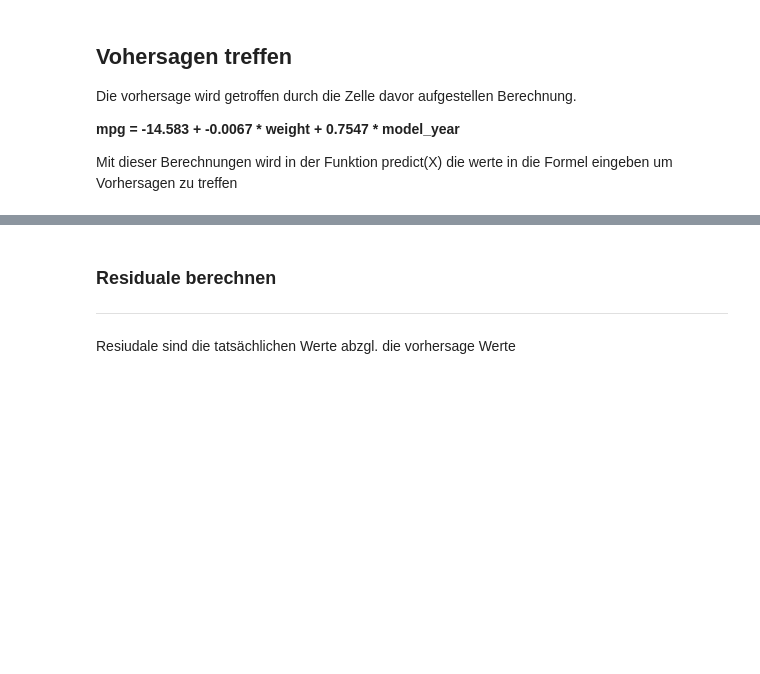
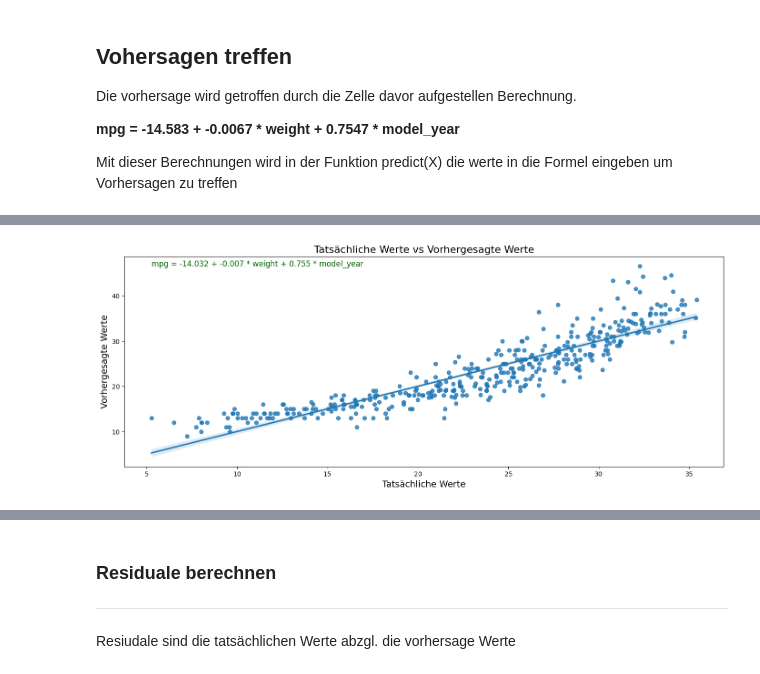
Before and after one commit to RiccardoDAndrea/Python-Crashkurs, a Jupyter notebook: Task_MLR_Python_regression.ipynb, the cells around one changed output, grey strips where cells are left out. Drawn from its saved outputs; the diff is of its cells as text; code cells hidden in the pictures; blank space fills up the shorter version.

```diff
--- a/Task_MLR_Python_regression.ipynb
+++ b/Task_MLR_Python_regression.ipynb
@@ -269,19 +375,21 @@ prediction.round(3)
 # %%
 # Scatterplot erstellen
 plt.figure(figsize=(17, 6))
 sns.regplot(x=prediction, y=y)  # s=80 macht die Punkte größer
 
 # Die Regressionsformel in die Grafik einfügen
-plt.text(x=min(prediction), y=max(y), s=formula, fontsize=12, color='darkgreen', ha='left')
+plt.text(x=min(prediction), y=max(y), s=formula, fontsize=12, color='darkgreen')
 
 # Plot-Titel und Achsenbeschriftungen
 plt.title("Tatsächliche Werte vs Vorhergesagte Werte", fontsize=16)
 plt.xlabel("Tatsächliche Werte", fontsize=14)
 plt.ylabel("Vorhergesagte Werte", fontsize=14)
 
 # Plot anzeigen und speichern
 plt.savefig("MLR_Output/Title_Actual_vs_Predicted_with_formula.png", dpi=100)
 plt.show()
+# %% [output]
+[figure, added]
 # %%
 sns.scatterplot(x=X["weight"], y=y, alpha=0.5)
 
```
Also changed, not shown: parts of 35 cells of this notebook, 3 other files.
